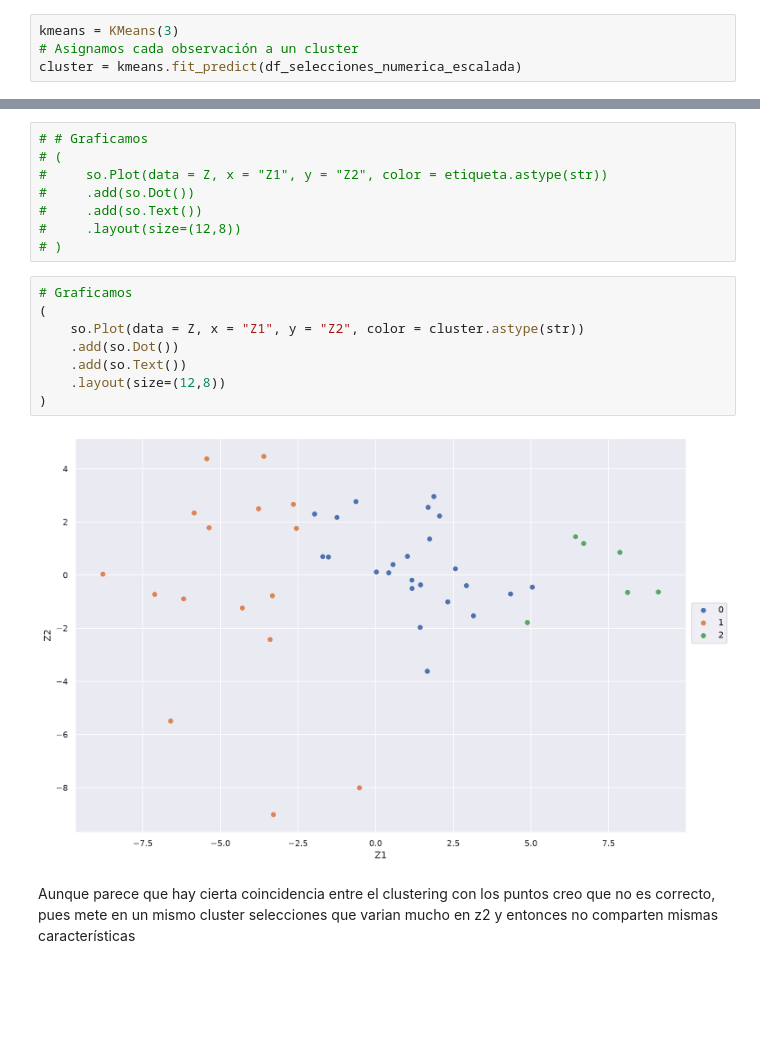
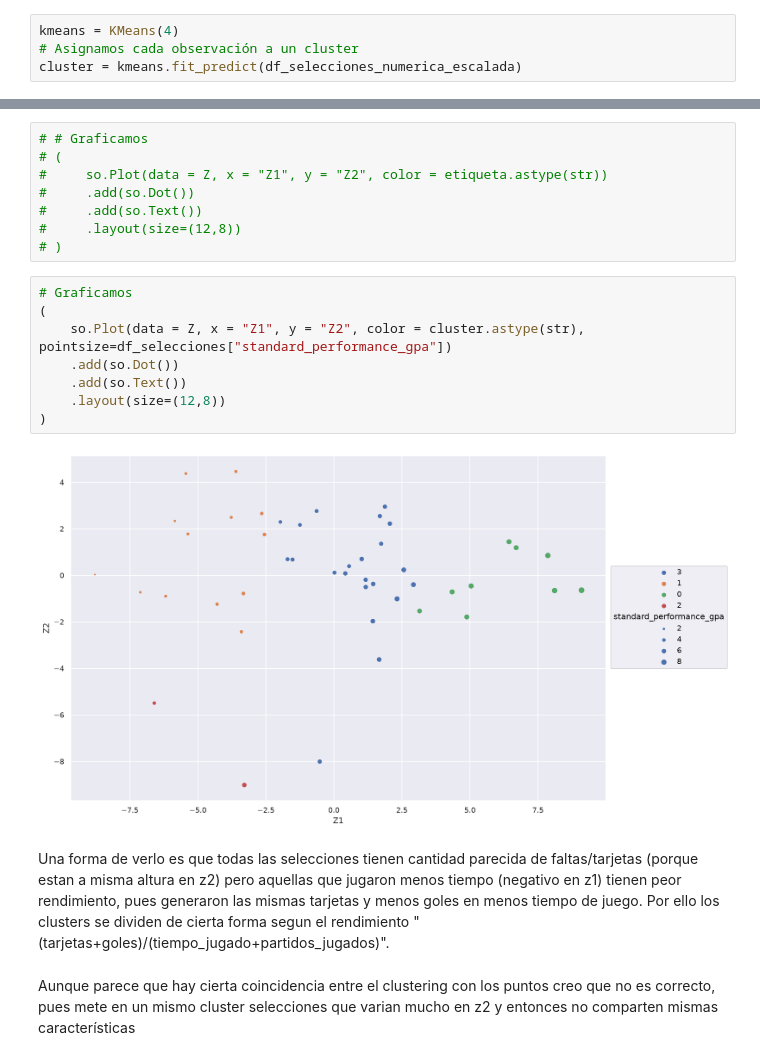
Before and after one commit to vinpalonsky/tp-labo-de-datos, a Jupyter notebook: ejercicio1.ipynb, the cells around one changed output, grey strips where cells are left out. Saved outputs shown, nothing was run; the diff lists cells and outputs as text; blank space fills up the shorter version.

```diff
--- a/ejercicio1.ipynb
+++ b/ejercicio1.ipynb
@@ -464,7 +563,7 @@ from sklearn.cluster import KMeans
 # clustering = DBSCAN(eps= 5.5, min_samples=n)
 # etiqueta = clustering.fit_predict(df_selecciones_numerica_escalada)
 # %%
-kmeans = KMeans(3)
+kmeans = KMeans(4)
 # Asignamos cada observación a un cluster
 cluster = kmeans.fit_predict(df_selecciones_numerica_escalada)
 # %% [markdown]
@@ -480,13 +579,15 @@ cluster = kmeans.fit_predict(df_selecciones_numerica_escalada)
 # %%
 # Graficamos
 (
-    so.Plot(data = Z, x = "Z1", y = "Z2", color = cluster.astype(str))
+    so.Plot(data = Z, x = "Z1", y = "Z2", color = cluster.astype(str), pointsize=df_selecciones["standard_performance_gpa"])
     .add(so.Dot())
     .add(so.Text())
     .layout(size=(12,8))
 )
 # %% [output]
-[figure, old version]
+[figure, new version]
+# %% [markdown]
+Una forma de verlo es que todas las selecciones tienen cantidad parecida de faltas/tarjetas (porque estan a misma altura en z2) pero aquellas que jugaron menos tiempo (negativo en z1) tienen peor rendimiento, pues generaron las mismas tarjetas y menos goles en menos tiempo de juego. Por ello los clusters se dividen de cierta forma segun el rendimiento "(tarjetas+goles)/(tiempo_jugado+partidos_jugados)".
 # %% [markdown]
 Aunque parece que hay cierta coincidencia entre el clustering con los puntos creo que no es correcto, pues mete en un mismo cluster selecciones que varian mucho en z2 y entonces no comparten mismas características
 # %%
```
Also changed, not shown: parts of 13 cells of this notebook, 1 other file.
